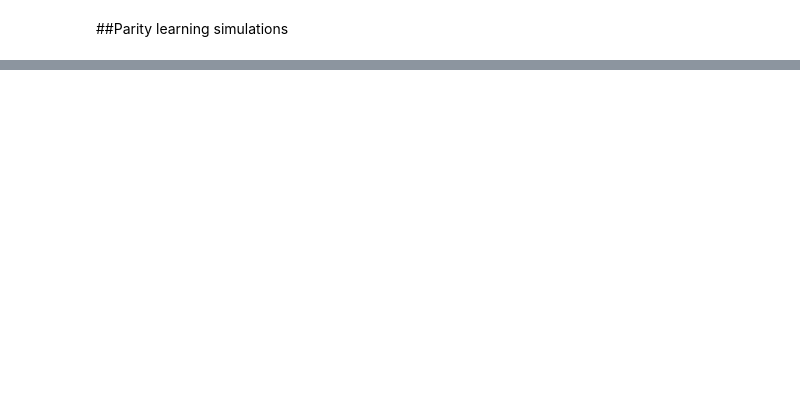
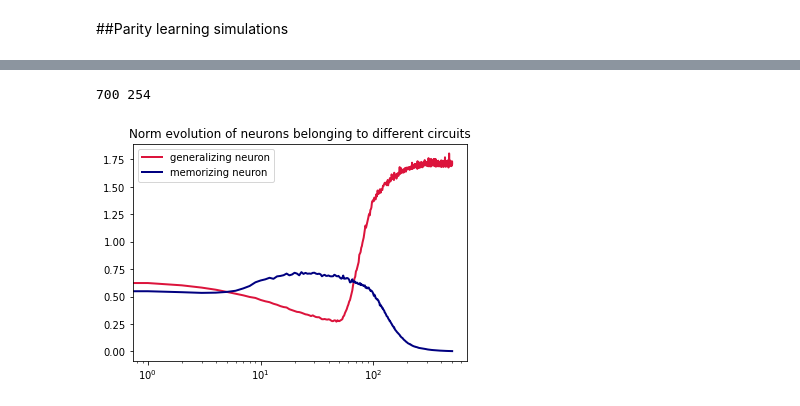
Before and after one commit to yurigalindo/grok, a Jupyter notebook: parity.ipynb, the cells around one changed output, grey strips where cells are left out. Drawn from its saved outputs; the diff is of its cells as text; code cells hidden in the pictures; blank space fills up the shorter version.

```diff
--- a/parity.ipynb
+++ b/parity.ipynb
@@ -164,0 +172,19 @@ plt.show()
+# %%
+best = norms['feats'][120].argmax()
+prev_best = norms['feats'][20].argmax()
+print(best, prev_best)
+
+traj, prev_traj = [], []
+for k in range(T):
+  traj.append(norms['feats'][k][best])
+  prev_traj.append(norms['feats'][k][prev_best])
+
+plt.plot(traj, label='generalizing neuron', lw=2, color='crimson')
+plt.plot(prev_traj, label='memorizing neuron', lw=2, color='navy')
+plt.title('Norm evolution of neurons belonging to different circuits')
+plt.xscale('log')
+plt.legend()
+plt.show()
+# %% [output]
+700 254
+[figure, added]
```
Also changed, not shown: parts of 8 cells of this notebook.
